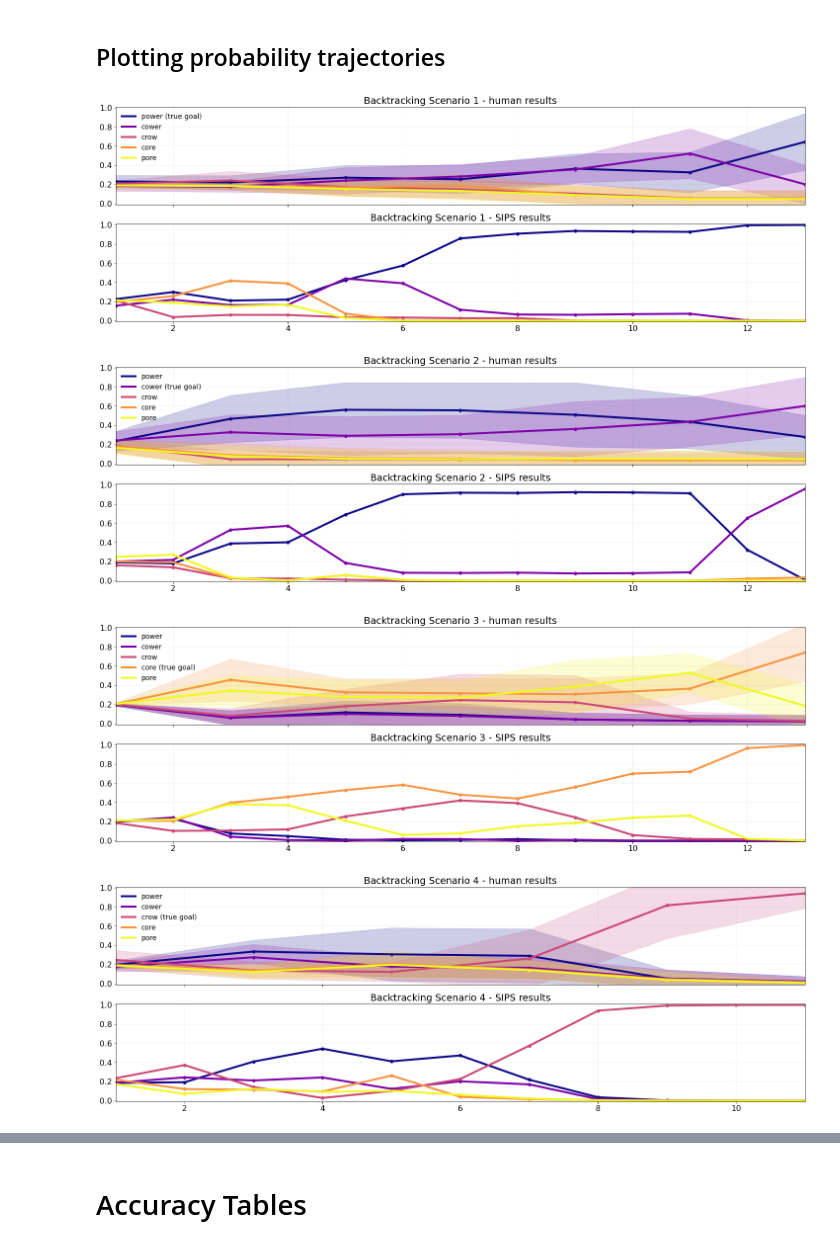
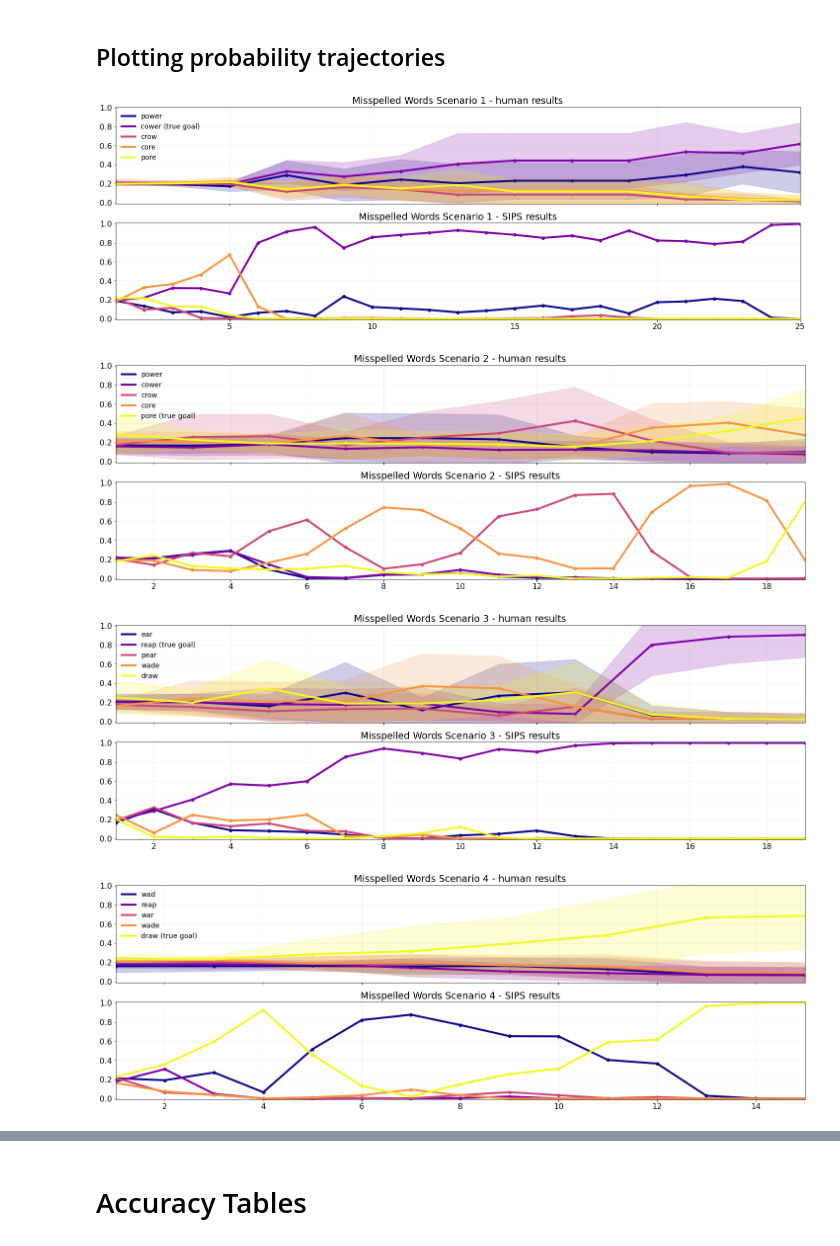
Before and after one commit to gzlin7/block-words-web, a Jupyter notebook: data_analysis/result_analysis.ipynb, the cells around one changed output, grey strips where cells are left out. Saved outputs shown, nothing was run; the diff lists cells and outputs as text; code cells hidden in the pictures.

Commit message:
Adding plots for old scenarios 2,3

```diff
--- a/data_analysis/result_analysis.ipynb
+++ b/data_analysis/result_analysis.ipynb
@@ -405,17 +405,14 @@ def plot_probs(exp):
 #     print(sips_mean_array.shape)
 #     print(mean_array)
 # %%
-plot_exp = ['1_1','1_2', '1_3', '1_4']
-# plot_exp = ['2_1']
-# plot_exp = ['2_1','2_2', '2_3', '2_4']
-
-# plot_exp = ['3_1','3_2', '3_3', '3_4']
+# plot_exp = ['1_1','1_2', '1_3', '1_4']
+plot_exp = ['2_1','2_2', '2_3', '2_4','3_1','3_2', '3_3', '3_4']
 # plot_exp = ['4_1','4_2', '4_3', '4_4']
 # plot_exp = ['0_1','0_2', '0_3', '0_4']
 for exp in plot_exp:
     plot_probs(exp)
 # %% [output]
-[figure, old version]
+[figure, new version]
-[figure, old version]
+[figure, new version]
-[figure, old version]
+[figure, new version]
-[figure, old version]
+[figure, new version]
```
Also changed, not shown: parts of 4 cells of this notebook, 14 other files.
